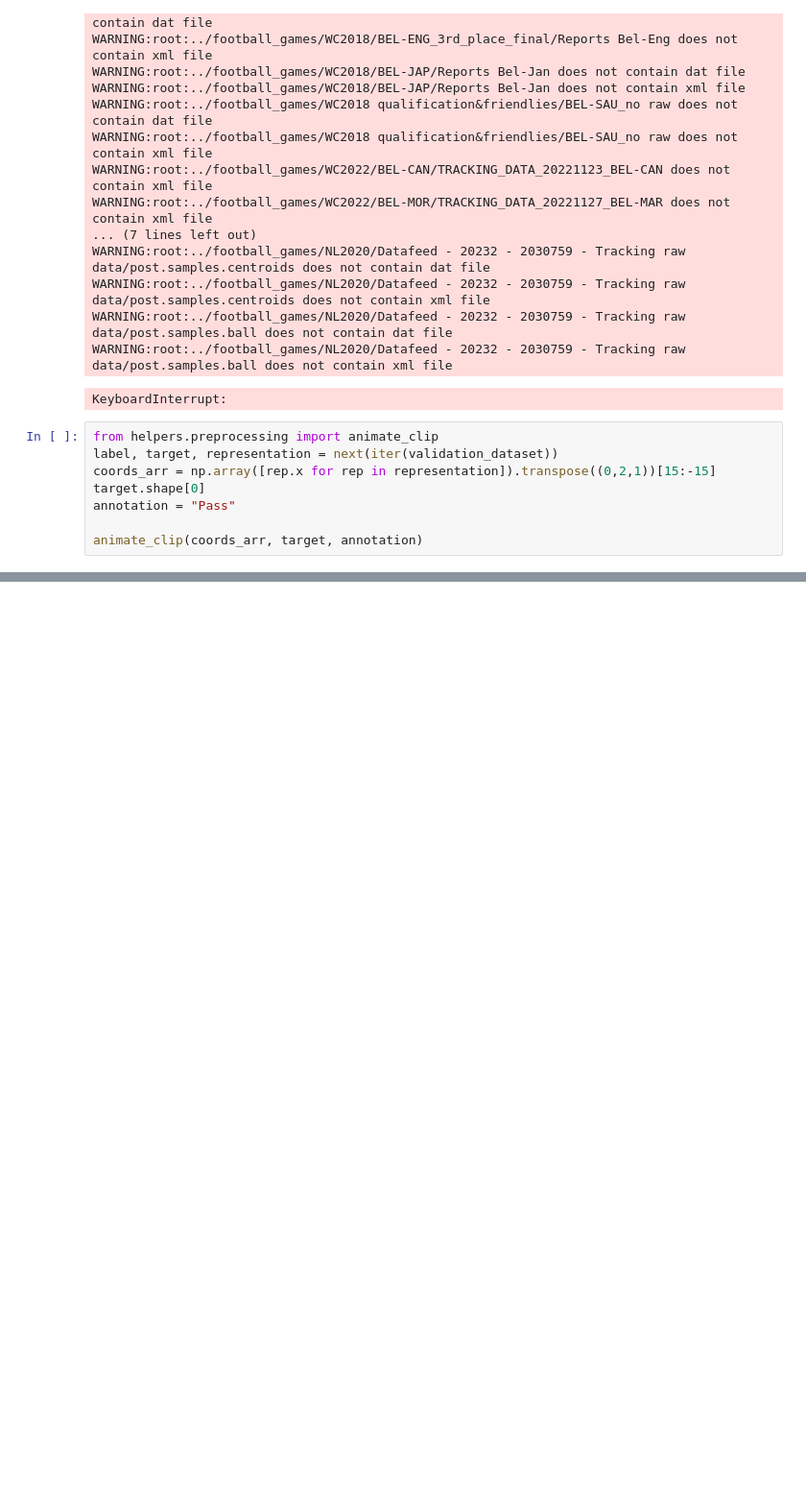
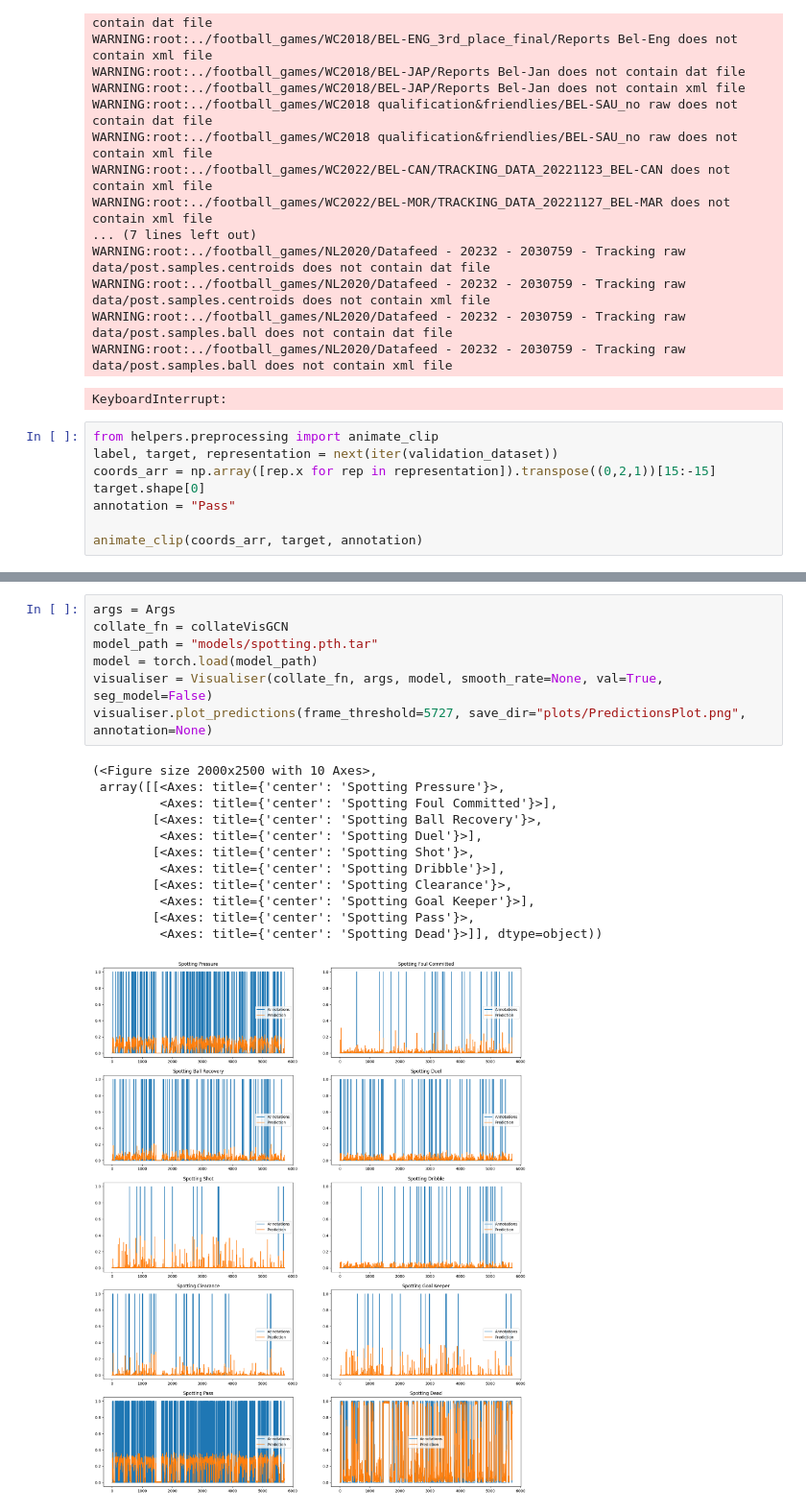
Before and after one commit to Ziolo1999/GNNsFootballEventSpotting, a Jupyter notebook: Code2/SpotTraining.ipynb, the cells around one changed output, grey strips where cells are left out. Shown at 96% size. Cells and saved outputs as stored; diff of their text form; blank space fills up the shorter version.

```diff
--- a/Code2/SpotTraining.ipynb
+++ b/Code2/SpotTraining.ipynb
@@ -124,3 +124,23 @@ WARNING:root:../football_games/NL2020/Datafeed - 20232 - 2030759 - Tracking raw
 WARNING:root:../football_games/NL2020/Datafeed - 20232 - 2030759 - Tracking raw data/post.samples.ball does not contain dat file
 WARNING:root:../football_games/NL2020/Datafeed - 20232 - 2030759 - Tracking raw data/post.samples.ball does not contain xml file
 KeyboardInterrupt:
+# %%
+args = Args
+collate_fn = collateVisGCN
+model_path = "models/spotting.pth.tar"
+model = torch.load(model_path)
+visualiser = Visualiser(collate_fn, args, model, smooth_rate=None, val=True, seg_model=False)
+visualiser.plot_predictions(frame_threshold=5727, save_dir="plots/PredictionsPlot.png", annotation=None)
+# %% [output]
+(<Figure size 2000x2500 with 10 Axes>,
+ array([[<Axes: title={'center': 'Spotting Pressure'}>,
+         <Axes: title={'center': 'Spotting Foul Committed'}>],
+        [<Axes: title={'center': 'Spotting Ball Recovery'}>,
+         <Axes: title={'center': 'Spotting Duel'}>],
+        [<Axes: title={'center': 'Spotting Shot'}>,
+         <Axes: title={'center': 'Spotting Dribble'}>],
+        [<Axes: title={'center': 'Spotting Clearance'}>,
+         <Axes: title={'center': 'Spotting Goal Keeper'}>],
+        [<Axes: title={'center': 'Spotting Pass'}>,
+         <Axes: title={'center': 'Spotting Dead'}>]], dtype=object))
+[figure, added]
```
Also changed, not shown: parts of 7 cells of this notebook, 19 other files.
